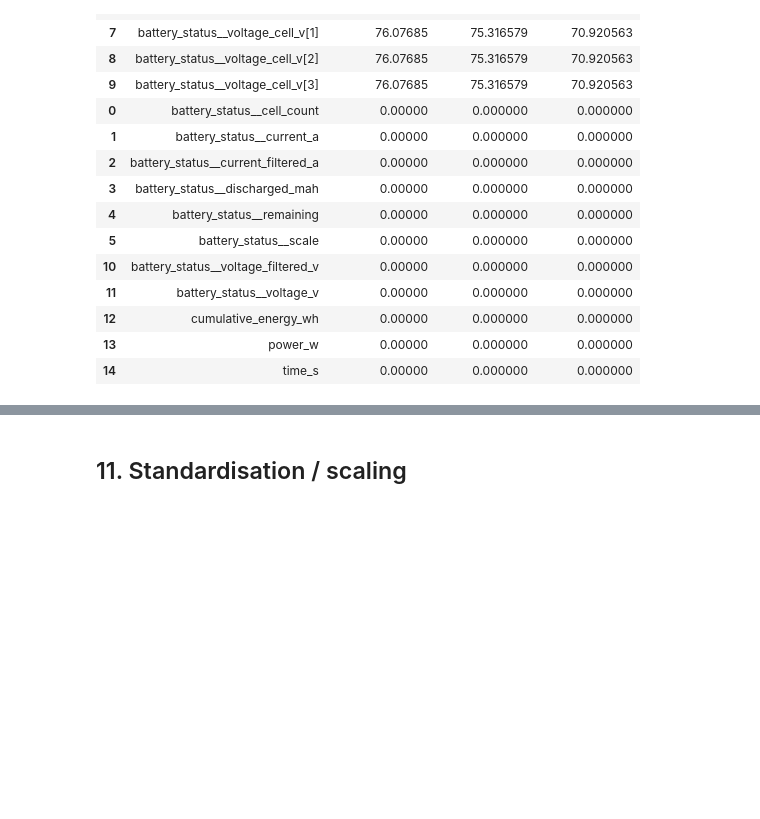
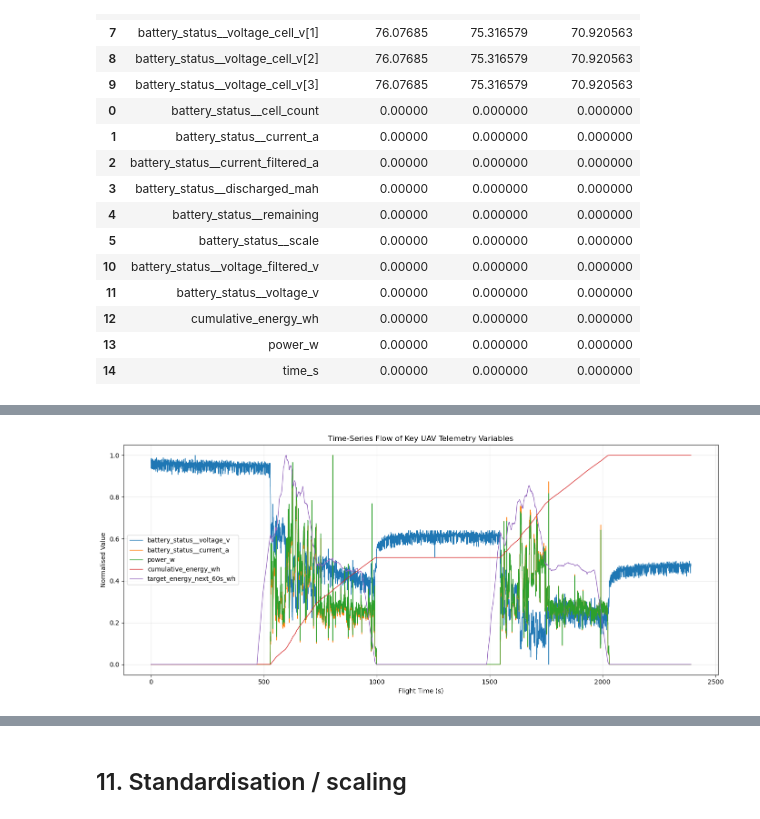
Before and after one commit to arjjunck/uav-thesis, a Jupyter notebook: uav_px4_dataset_project/notebooks/02_preprocessing_no_dimensionality_reduction.ipynb, the cells around one changed output, grey strips where cells are left out. Saved outputs shown, nothing was run; the diff lists cells and outputs as text; code cells hidden in the pictures; blank space fills up the shorter version.

```diff
--- a/uav_px4_dataset_project/notebooks/02_preprocessing_no_dimensionality_reduction.ipynb
+++ b/uav_px4_dataset_project/notebooks/02_preprocessing_no_dimensionality_reduction.ipynb
@@ -174,0 +274,38 @@ missing_report.to_csv(
+# %%
+# Normalised time-series flow plot
+# Normalisation is only for visualisation because all variables have different units.
+
+plot_df = flight_plot_df[["time_s"] + timeseries_features].copy()
+
+normalised_plot_df = plot_df.copy()
+
+for col in timeseries_features:
+    col_min = normalised_plot_df[col].min()
+    col_max = normalised_plot_df[col].max()
+
+    if col_max != col_min:
+        normalised_plot_df[col] = (
+            normalised_plot_df[col] - col_min
+        ) / (col_max - col_min)
+    else:
+        normalised_plot_df[col] = 0
+
+plt.figure(figsize=(14, 6))
+
+for col in timeseries_features:
+    plt.plot(
+        normalised_plot_df["time_s"],
+        normalised_plot_df[col],
+        label=col,
+        linewidth=1
+    )
+
+plt.title("Time-Series Flow of Key UAV Telemetry Variables")
+plt.xlabel("Flight Time (s)")
+plt.ylabel("Normalised Value")
+plt.legend()
+plt.grid(True, alpha=0.3)
+plt.tight_layout()
+plt.show()
+# %% [output]
+[figure, added]
```
Also changed, not shown: parts of 17 cells of this notebook, 3 other files.
